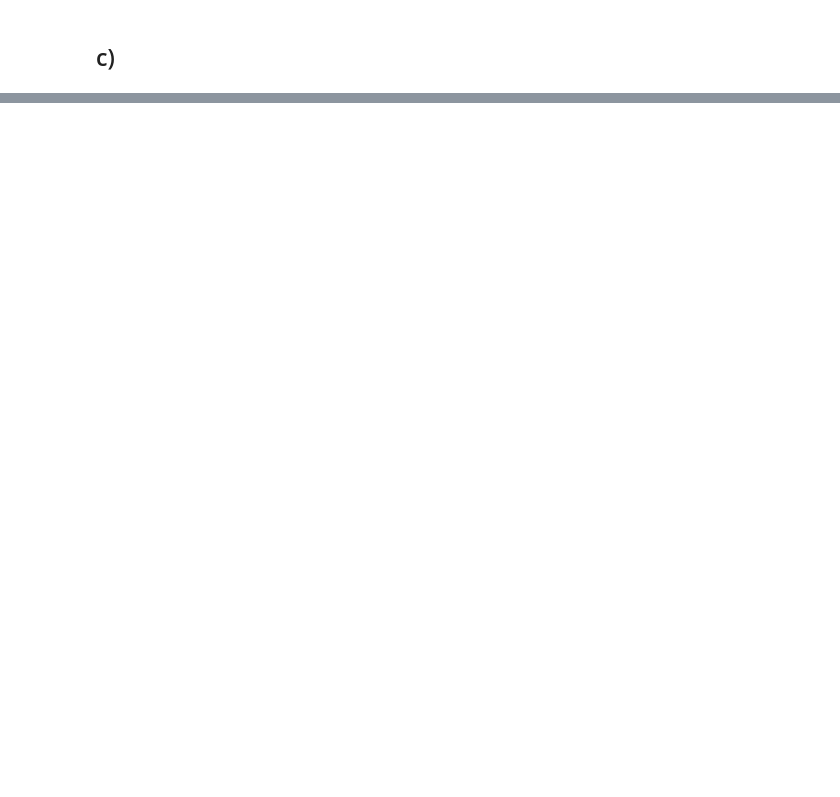
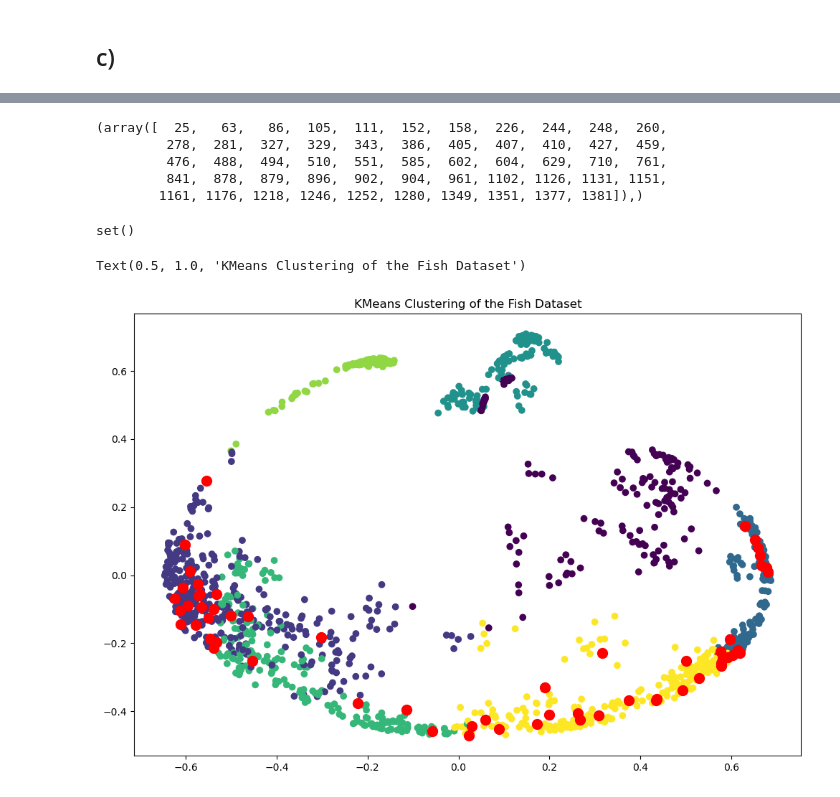
Before and after one commit to rikardradovac/mve441, a Jupyter notebook: question1.ipynb, the cells around one changed output, grey strips where cells are left out. Drawn from its saved outputs; the diff is of its cells as text; code cells hidden in the pictures; blank space fills up the shorter version.

```diff
--- a/question1.ipynb
+++ b/question1.ipynb
@@ -42,8 +42,8 @@ warnings.filterwarnings("ignore")
 def create_classifiers(class_weight: str = "balanced"):
     classifiers = {
         "Logistic Regression": LogisticRegression(class_weight=class_weight),
-        "SVM with RBF Kernel": SVC(kernel="rbf", class_weight=class_weight),
-        "SVM with Linear Kernel": SVC(kernel="linear", class_weight=class_weight),
+        "SVM with RBF Kernel": SVC(kernel="rbf", class_weight=class_weight, probability=True),
+        "SVM with Linear Kernel": SVC(kernel="linear", class_weight=class_weight, probability=True),
         "Random Forest": RandomForestClassifier(class_weight=class_weight),
         "Decision Tree": DecisionTreeClassifier(class_weight=class_weight),
         "k-NN": KNeighborsClassifier(),
@@ -1020,0 +1379,8 @@ aggregate_and_plot_results(all_runs)
+# %%
+
+
+probabilities = np.concatenate(results["Logistic Regression"]["probabilities"]).tolist()
+predictions = np.concatenate(results["Logistic Regression"]["predictions"])
+correct = np.concatenate(results["Logistic Regression"]["correct"])
+index = np.concatenate(results["Logistic Regression"]["index"])
+df = pd.DataFrame({"probabilities": probabilities, "predictions": predictions, "correct": correct, "index": index})
@@ -1020,0 +1435,7 @@ aggregate_and_plot_results(all_runs)
+# %%
+# Example usage with a 50% threshold
+common_misclassified = find_common_mispreds(results, threshold=5)
+
+print("Commonly misclassified samples and their counts:")
+for index, count in common_misclassified.items():
+    print(f"Sample {index} was misclassified by {count} models.")
@@ -1020,0 +1525,46 @@ aggregate_and_plot_results(all_runs)
+# %%
+np.where(res == -1)
+# %% [output]
+(array([  25,   63,   86,  105,  111,  152,  158,  226,  244,  248,  260,
+         278,  281,  327,  329,  343,  386,  405,  407,  410,  427,  459,
+         476,  488,  494,  510,  551,  585,  602,  604,  629,  710,  761,
+         841,  878,  879,  896,  902,  904,  961, 1102, 1126, 1131, 1151,
+        1161, 1176, 1218, 1246, 1252, 1280, 1349, 1351, 1377, 1381]),)
+# %%
+set(X_train.iloc[np.where(res == -1)].index).intersection(common_misclassified)
+# %% [output]
+set()
+# %%
+
+
+pca = PCA(n_components=6)
+from sklearn.decomposition import KernelPCA
+from sklearn.manifold import TSNE
+
+pca = KernelPCA(n_components=6, kernel='rbf')
+
+X_pca = pca.fit_transform(X_train)
+
+clusters = KMeans(n_clusters=7, random_state=42).fit(X_pca)
+
+# tsne = TSNE(n_components=2, random_state=42)
+# X_pca = pca.fit_transform(X_train)
+# X_pca = tsne.fit_transform(X_train)
+
+plt.figure(figsize=(12, 8))
+plt.scatter(X_pca[:, 0], X_pca[:, 1], c=clusters.labels_, cmap='viridis')
+
+
+
+# # add mislabeled points
+# misclassified_indices = expanded_df[expanded_df["predicted"] != expanded_df["correct"]]["index"]
+# misclassified_indices = misclassified_indices.values
+misclassified_indices = np.array([X_train.index.get_loc(idx) for idx in common_misclassified])
+
+
+
+plt.scatter(X_pca[misclassified_indices, 0], X_pca[misclassified_indices, 1], c='r', s=100, label='Misclassified')
+plt.title('KMeans Clustering of the Fish Dataset')
+# %% [output]
+Text(0.5, 1.0, 'KMeans Clustering of the Fish Dataset')
+[figure, added]
```
Also changed, not shown: parts of 34 cells of this notebook, 10 other files.
